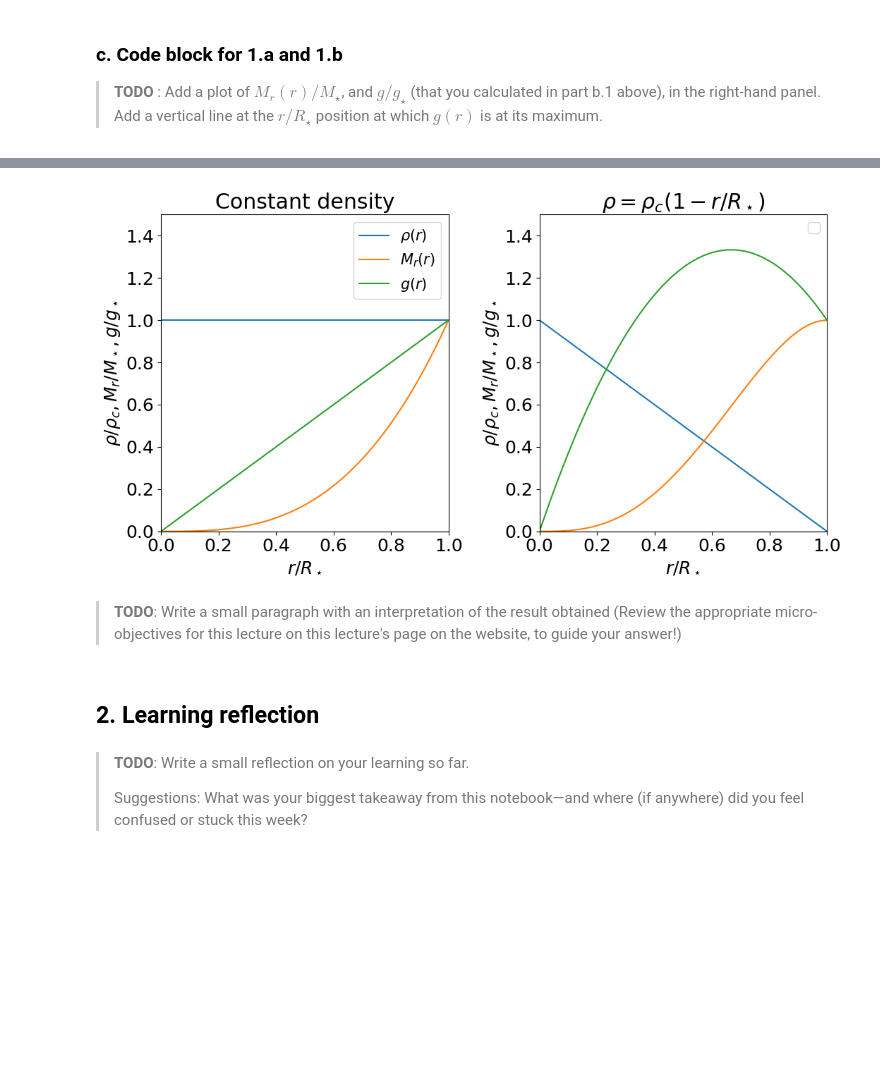
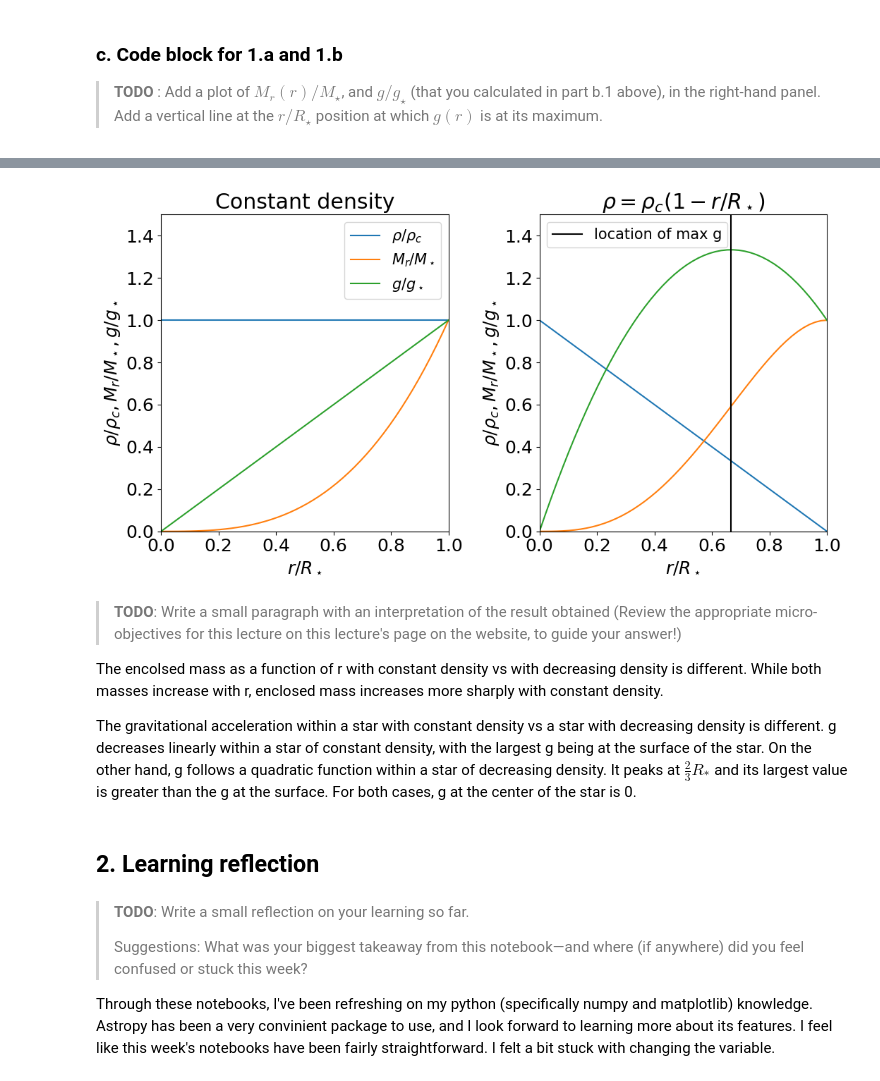
Before and after one commit to ankxie/PHYS633, a Jupyter notebook: Book/L02-GravityField/02-GravityField-template.ipynb, the cells around one changed output, grey strips where cells are left out. Saved outputs shown, nothing was run; the diff lists cells and outputs as text; code cells hidden in the pictures; blank space fills up the shorter version.

```diff
--- a/Book/L02-GravityField/02-GravityField-template.ipynb
+++ b/Book/L02-GravityField/02-GravityField-template.ipynb
@@ -115,7 +121,7 @@ fig, ax = plt.subplots(1,2, figsize=(11,6))
 # and an array (here 2 plots) of plotting windows called "axes" (in the variable "ax")
 
 plt.rcParams.update({'font.size': 18})
-#plt.rcParams.update({'font.family': 'Times New Roman'})
+plt.rcParams.update({'font.family': 'Times New Roman'})
 # Set the font and font size for the whole figure.
 
 for item in ax:
@@ -142,9 +148,9 @@ ax[1].set_title(r'$\rho = \rho_c(1- r/R_\star)$')
 
 x_array = np.linspace(0, 1)
 
-ax[0].plot(x_array, np.ones_like(x_array), label = r'$\rho(r)$') #density
-ax[0].plot(x_array, x_array**3, label = r'$M_r(r)$') #enclosed mass
-ax[0].plot(x_array, x_array, label = r'$g(r)$') #g
+ax[0].plot(x_array, np.ones_like(x_array), label = r'$\rho/\rho_c$') #density
+ax[0].plot(x_array, x_array**3, label = r'$M_r/M_\star$') #enclosed mass
+ax[0].plot(x_array, x_array, label = r'$g/g_\star$') #g
 
 
 ####################
@@ -161,7 +167,7 @@ ax[1].plot(x_array, 4*x_array - 3*x_array**2) #g
 # Analytically find at which r/Rstar is g at its maximum, and add a vertical line at this position.
 #----
 
-
+ax[1].axvline(x = 2/3, ymin = 0, ymax = 1.5, color = 'k', label = 'location of max g') #vertical line where g is at its maximum
 
 
 
@@ -176,9 +199,15 @@ plt.tight_layout()
-[figure, old version]
+[figure, new version]
-# %% [markdown]
-> **TODO**: Write a small paragraph with an interpretation of the result obtained (Review the appropriate micro-objectives for this lecture on this lecture's page on the website, to guide your answer!)
+# %% [markdown]
+> **TODO**: Write a small paragraph with an interpretation of the result obtained (Review the appropriate micro-objectives for this lecture on this lecture's page on the website, to guide your answer!)
+
+The encolsed mass as a function of r with constant density vs with decreasing density is different. While both masses increase with r, enclosed mass increases more sharply with constant density.
+
+The gravitational acceleration within a star with constant density vs a star with decreasing density is different. g decreases linearly within a star of constant density, with the largest g being at the surface of the star. On the other hand, g follows a quadratic function within a star of decreasing density. It peaks at $\frac{2}{3}R_*$ and its largest value is greater than the g at the surface. For both cases, g at the center of the star is 0.
 # %% [markdown]
 ## 2. Learning reflection
 # %% [markdown]
 > **TODO**: Write a small reflection on your learning so far.
 >
 > Suggestions: What was your biggest takeaway from this notebook—and where (if anywhere) did you feel confused or stuck this week?
+
+Through these notebooks, I've been refreshing on my python (specifically numpy and matplotlib) knowledge. Astropy has been a very convinient package to use, and I look forward to learning more about its features. I feel like this week's notebooks have been fairly straightforward. I felt a bit stuck with changing the variable.
```
Also changed, not shown: parts of 3 cells of this notebook.
